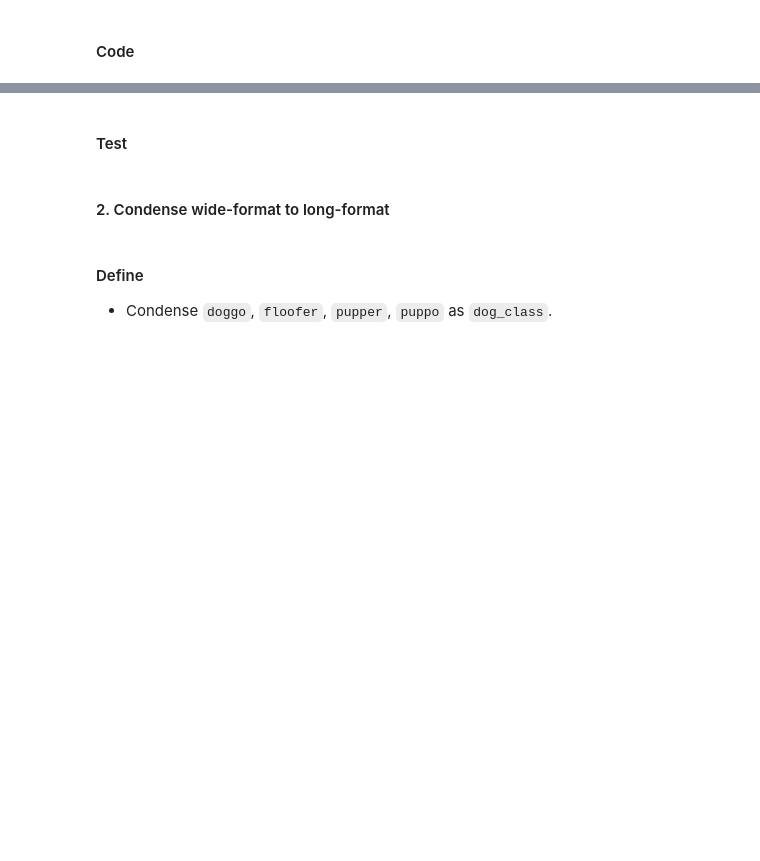
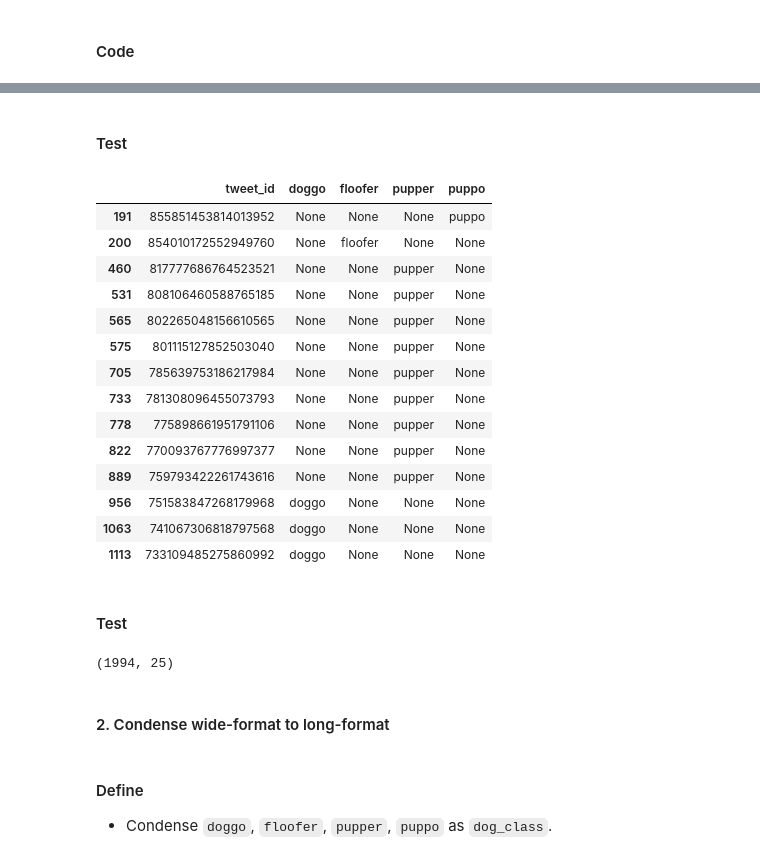
Before and after one commit to saikn85/Wrangle_WeRateDogs, a Jupyter notebook: wrangle_act.ipynb, the cells around one changed output, grey strips where cells are left out. Cells and saved outputs as stored; diff of their text form; code cells hidden in the pictures; blank space fills up the shorter version.

```diff
--- a/wrangle_act.ipynb
+++ b/wrangle_act.ipynb
@@ -566,3 +474,10 @@ master_copy = master_set.copy()
     5. `in_reply_to_user_id`
 # %% [markdown]
 #### Code
+# %%
+# setting column width to -1
+pd.set_option('display.max_colwidth', -1)
+cond_1 = (master_copy['doggo'] == 'doggo') & (master_copy['floofer'] == 'floofer')
+cond_2 = (master_copy['doggo'] == 'doggo') & (master_copy['pupper'] == 'pupper')
+cond_3 = (master_copy['doggo'] == 'doggo') & (master_copy['puppo'] == 'puppo')
+print(master_copy[cond_1 | cond_2 | cond_3][['tweet_id', 'text']])
@@ -569,3 +520,41 @@ master_copy = master_set.copy()
+# %%
+# assigning values.
+master_copy.loc[master_copy['tweet_id'] == 855851453814013952, ['doggo', 'floofer', 'pupper']] = 'None'
+master_copy.loc[master_copy['tweet_id'] == 854010172552949760, ['doggo', 'pupper', 'puppo']] = 'None'
+master_copy.loc[master_copy['tweet_id'] == 817777686764523521, ['doggo', 'floofer', 'puppo']] = 'None'
+master_copy.loc[master_copy['tweet_id'] == 808106460588765185, ['doggo', 'floofer', 'puppo']] = 'None'
+master_copy.loc[master_copy['tweet_id'] == 802265048156610565, ['doggo', 'floofer', 'puppo']] = 'None'
+master_copy.loc[master_copy['tweet_id'] == 801115127852503040, ['doggo', 'floofer', 'puppo']] = 'None'
+master_copy.loc[master_copy['tweet_id'] == 785639753186217984, ['doggo', 'floofer', 'puppo']] = 'None'
+master_copy.loc[master_copy['tweet_id'] == 781308096455073793, ['doggo', 'floofer', 'puppo']] = 'None'
+master_copy.loc[master_copy['tweet_id'] == 775898661951791106, ['doggo', 'floofer', 'puppo']] = 'None'
+master_copy.loc[master_copy['tweet_id'] == 770093767776997377, ['doggo', 'floofer', 'puppo']] = 'None'
+master_copy.loc[master_copy['tweet_id'] == 759793422261743616, ['doggo', 'floofer', 'puppo']] = 'None'
+master_copy.loc[master_copy['tweet_id'] == 751583847268179968, ['pupper', 'floofer', 'puppo']] = 'None'
+master_copy.loc[master_copy['tweet_id'] == 741067306818797568, ['pupper', 'floofer', 'puppo']] = 'None'
+master_copy.loc[master_copy['tweet_id'] == 733109485275860992, ['pupper', 'floofer', 'puppo']] = 'None'
+# %% [markdown]
+####  Test
+# %%
+# all values have been properly assigned
+pd.set_option('display.max_colwidth', 50)
+master_copy[cond_1 | cond_2 | cond_3][['tweet_id', 'doggo', 'floofer', 'pupper', 'puppo']]
+# %% [output]
+|  | tweet_id | doggo | floofer | pupper | puppo |
+| 191 | 855851453814013952 | None | None | None | puppo |
+| 200 | 854010172552949760 | None | floofer | None | None |
+| 460 | 817777686764523521 | None | None | pupper | None |
+| 531 | 808106460588765185 | None | None | pupper | None |
+| 565 | 802265048156610565 | None | None | pupper | None |
+| 575 | 801115127852503040 | None | None | pupper | None |
+| 705 | 785639753186217984 | None | None | pupper | None |
+| 733 | 781308096455073793 | None | None | pupper | None |
+| 778 | 775898661951791106 | None | None | pupper | None |
+| 822 | 770093767776997377 | None | None | pupper | None |
+| 889 | 759793422261743616 | None | None | pupper | None |
+| 956 | 751583847268179968 | doggo | None | None | None |
+| 1063 | 741067306818797568 | doggo | None | None | None |
+| 1113 | 733109485275860992 | doggo | None | None | None |
 # %%
 # selecting those, tweets that have no retweets
 master_copy = master_copy[pd.isnull(master_copy['retweeted_status_id'])]
@@ -591,6 +580,8 @@ master_copy = master_copy.drop(labels = ['retweeted_status_id',
 # %%
 # after droping the columns, we should have about 25 dimensions/columns
 master_copy.shape
+# %% [output]
+(1994, 25)
 # %% [markdown]
 #### 2. Condense wide-format to long-format
 # %% [markdown]
```
Also changed, not shown: parts of 26 cells of this notebook.
